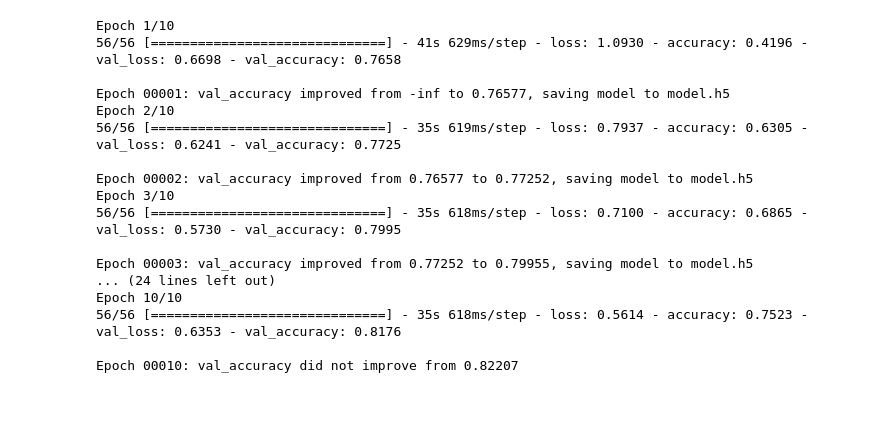
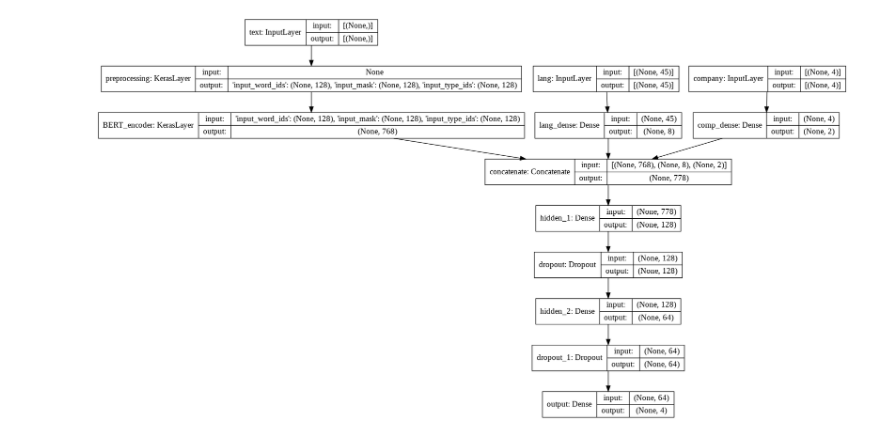
Before and after one commit to al-one-zero/extraction, a Jupyter notebook: notebooks/bert.ipynb, the cells around one changed output. Saved outputs shown, nothing was run; the diff lists cells and outputs as text; code cells hidden in the pictures; blank space fills up the shorter version.

Commit message:
Add latest version of bert and nnlm notebooks

```diff
--- a/notebooks/bert.ipynb
+++ b/notebooks/bert.ipynb
@@ -19,7 +25,6 @@ Successfully installed emot-2.1
 import tensorflow as tf
 import tensorflow_hub as hub
 from tensorflow.keras import layers
-import tokenization
 
-module_url = 'https://tfhub.dev/tensorflow/bert_en_uncased_L-12_H-768_A-12/2'
-bert_layer = hub.KerasLayer(module_url, trainable=True)
+module_url = 'https://tfhub.dev/tensorflow/bert_en_uncased_L-12_H-768_A-12/3'
+bert_layer = hub.KerasLayer(module_url, trainable=True, name="BERT_encoder", output_key="pooled_output")
@@ -73,2 +31,17 @@ def bert_encode(texts, tokenizer, max_len=512):
+# %%
+from sklearn.model_selection import train_test_split
+X = ["Tweet", "Language", "Entreprise"]
+y = "Avis"
+
+
+lang_nb = len(df.Language.unique())
+
+#partition en données de train/test
+df_train_test = df[X + [y]].copy()
+df_train_test.Avis = df_train_test.Avis.map(catmap.get)
+df_train_test.Language = df_train_test.Language.map(inv_lang_map.get)
+df_train_test.Entreprise = df_train_test.Entreprise.map(inv_company_map.get)
+
+train, test = train_test_split(df_train_test, test_size=0.1, random_state=42)
 # %%
 #construction du modèle
@@ -97,31 +91,8 @@ train_labels = tf.keras.utils.to_categorical(train.Avis.values, num_classes=3)
 # %%
 #entrainement du modèle
-model = build_model(bert_layer, max_len=max_len, lr=0.00001)
+model = build_model(bert_layer, lang_nb=lang_nb, lr=0.00001)
 checkpoint = tf.keras.callbacks.ModelCheckpoint('model.h5', monitor='val_accuracy', save_best_only=True, verbose=1)
-earlystopping = tf.keras.callbacks.EarlyStopping(monitor='val_accuracy', patience=5, verbose=1)
-
-train_history = model.fit(
-    train_input, train_labels,
-    validation_split=0.2,
-    epochs=10,
-    callbacks=[checkpoint, earlystopping],
-    batch_size=32,
-    verbose=1)
+earlystopping = tf.keras.callbacks.EarlyStopping(monitor='val_accuracy', patience=10, verbose=1)
+tf.keras.utils.plot_model(model, "plot_model.png", show_shapes=True)
 # %% [output]
-Epoch 1/10
-56/56 [==============================] - 41s 629ms/step - loss: 1.0930 - accuracy: 0.4196 - val_loss: 0.6698 - val_accuracy: 0.7658
-
-Epoch 00001: val_accuracy improved from -inf to 0.76577, saving model to model.h5
-Epoch 2/10
-56/56 [==============================] - 35s 619ms/step - loss: 0.7937 - accuracy: 0.6305 - val_loss: 0.6241 - val_accuracy: 0.7725
-
-Epoch 00002: val_accuracy improved from 0.76577 to 0.77252, saving model to model.h5
-Epoch 3/10
-56/56 [==============================] - 35s 618ms/step - loss: 0.7100 - accuracy: 0.6865 - val_loss: 0.5730 - val_accuracy: 0.7995
-
-Epoch 00003: val_accuracy improved from 0.77252 to 0.79955, saving model to model.h5
-... (24 lines left out)
-Epoch 10/10
-56/56 [==============================] - 35s 618ms/step - loss: 0.5614 - accuracy: 0.7523 - val_loss: 0.6353 - val_accuracy: 0.8176
-
-Epoch 00010: val_accuracy did not improve from 0.82207
+[figure, added]
```
Also changed, not shown: parts of 17 cells of this notebook, 2 other files.
